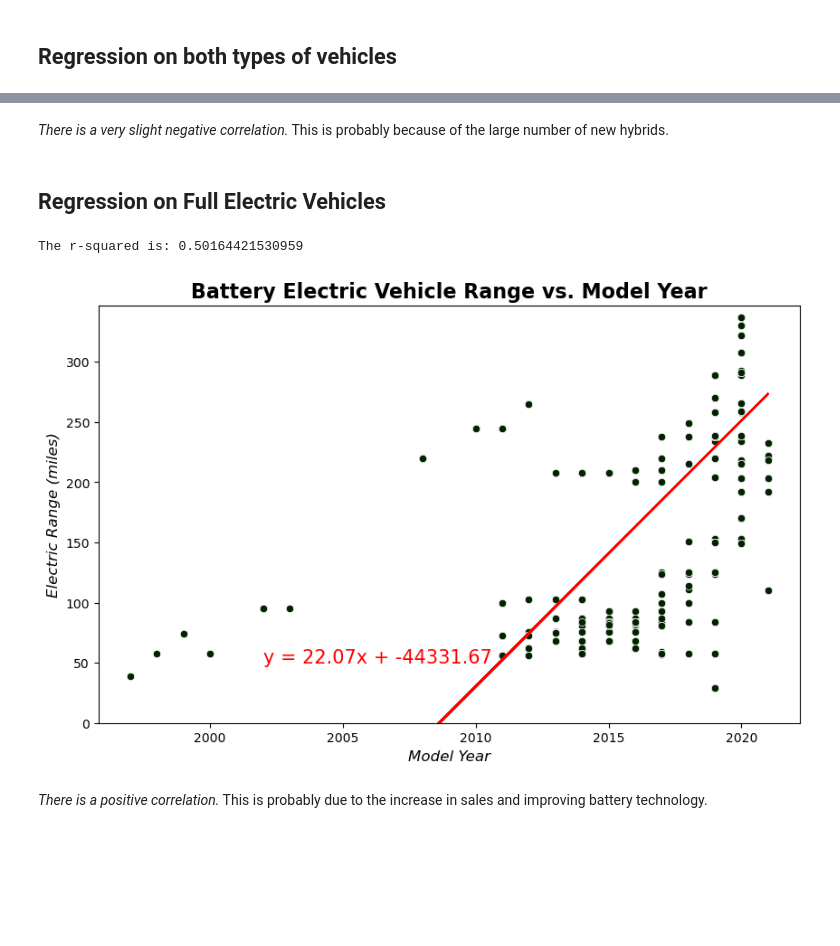
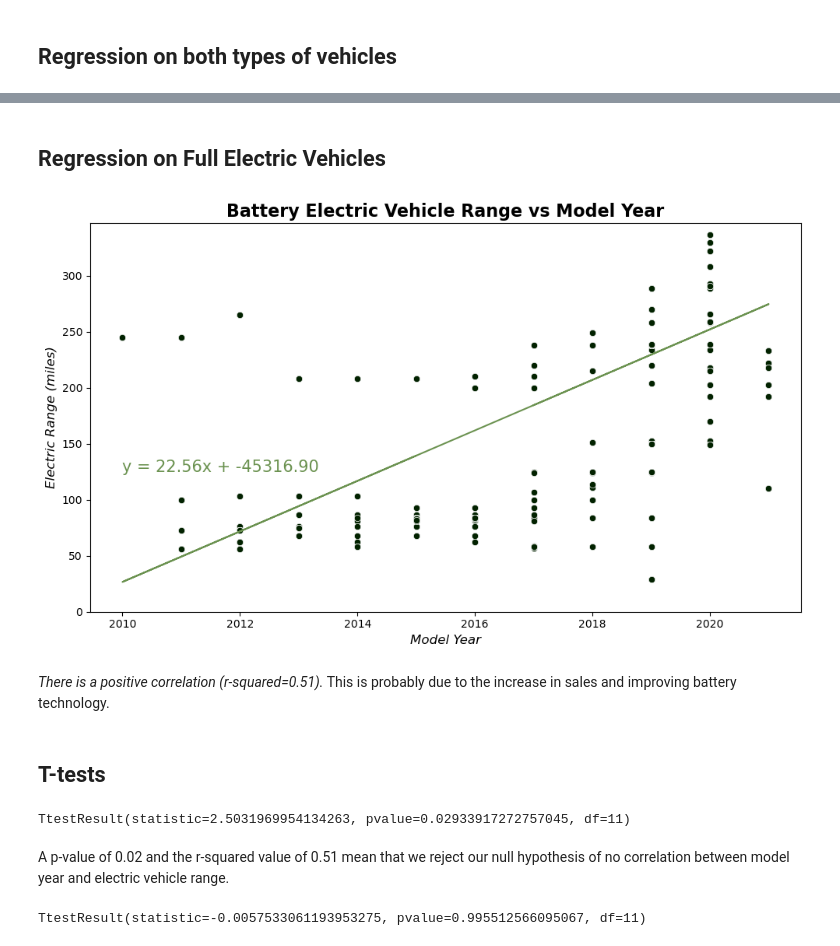
Before and after one commit to wrp94/project-1-group-02, a Jupyter notebook: regressions/linear_regression.ipynb, the cells around one changed output, grey strips where cells are left out. Cells and saved outputs as stored; diff of their text form; code cells hidden in the pictures; blank space fills up the shorter version.

```diff
--- a/regressions/linear_regression.ipynb
+++ b/regressions/linear_regression.ipynb
@@ -14,6 +15,6 @@ from scipy.stats import linregress
 # %%
 # read in data
-df = pd.read_csv("../data/cleaned_vehicle_data.csv").set_index("VIN (1-10)")
+df = pd.read_csv("../data/range_cleaned_vehicle_data.csv").set_index("VIN (1-10)")
 df.head()
 # %% [output]
 |  | County | City | State | Postal Code | Model Year | Make | Model | Electric Vehicle Type | ... |
@@ -85,33 +91,61 @@ The r-squared is: 0.0008103666038509397
-# %% [markdown]
-*There is a very slight negative correlation.* This is probably because of the large number of new hybrids.
+# %%
+# seperate full electric and hybrid and get only the vehicles since 2010 since there is little data before then
+full_electric_df = df.loc[df["Electric Vehicle Type"].str.contains("BEV") & (df["Model Year"] >= 2010)]
+hybrid_df = df.loc[df["Electric Vehicle Type"].str.contains("PHEV") & (df["Model Year"] >= 2010)]
 # %% [markdown]
 ## Regression on Full Electric Vehicles
 # %%
 # plot full electric vehicle range vs. model year with the regression line
 
+# set up variables for linear regression and plotting
 full_electric_model_year = full_electric_df["Model Year"]
 full_electric_range = full_electric_df["Electric Range"]
+title = "Battery Electric Vehicle Range vs Model Year"
+xlabel = "Model Year"
+ylabel = "Electric Range (miles)"
 
-(full_electric_slope, full_electric_intercept, full_electric_rvalue, pvalue, stderr) = linregress(full_electric_model_year, full_electric_range)
-full_electric_line_eq = f"y = {full_electric_slope:.2f}x + {full_electric_intercept:.2f}"
-full_electric_regress_values = full_electric_slope * full_electric_model_year + full_electric_intercept
+# plot
+full_electric_line_eq, full_electric_rvalue = linear_plot(full_electric_model_year, full_electric_range, xlabel, ylabel, title)
 
-plt.figure(figsize=(10, 6))
-
-sns.scatterplot(x=full_electric_model_year, y=full_electric_range, color="#022200")
-plt.plot(full_electric_model_year, full_electric_regress_values, "r-")
-
-plt.title("Battery Electric Vehicle Range vs. Model Year", fontsize=16, fontweight="bold")
-plt.ylabel("Electric Range (miles)", fontsize=12, fontstyle="italic")
-plt.xlabel("Model Year", fontsize=12, fontstyle="italic")
+# limit the y-axis to show the full range of electric cars
 plt.ylim(0, full_electric_range.max() + 10)
 
-plt.annotate(full_electric_line_eq, (2002, 50), fontsize=15, color="red")
+# add regression line equation
+plt.annotate(full_electric_line_eq, (2010, 125), fontsize=15, color="#6B9250")
 
-print(f"The r-squared is: {full_electric_rvalue**2}")
+# save/show plot
+plt.tight_layout()
+plt.savefig("images/full_electric_regression.png")
 plt.show()
 # %% [output]
-The r-squared is: 0.50164421530959
-[figure, old version]
+[figure, new version]
 # %% [markdown]
-*There is a positive correlation.* This is probably due to the increase in sales and improving battery technology.
+*There is a positive correlation (r-squared=0.51).* This is probably due to the increase in sales and improving battery technology.
+# %% [markdown]
+## T-tests
+# %%
+# Test for significance of full electric cars average range vs. model year
+
+# get average range by model year
+full_electric_mean_ranges = full_electric_df.groupby("Model Year")["Electric Range"].mean()
+# get overall average range
+overall_mean_range = df["Electric Range"].mean()
+
+# perform t-test
+ttest_1samp(full_electric_mean_ranges, overall_mean_range)
+# %% [output]
+TtestResult(statistic=2.5031969954134263, pvalue=0.02933917272757045, df=11)
+# %% [markdown]
+A p-value of 0.02 and the r-squared value of 0.51 mean that we reject our null hypothesis of no correlation between model year and electric vehicle range.
+# %%
+# Test for significance of full electric cars count vs. model year
+
+# get count by model year
+full_electric_yearly_counts = full_electric_df.groupby("Model Year")["Electric Range"].count()
+# get overall average count
+average_counts = df.groupby("Model Year")["Electric Range"].count().mean()
+
+# perform t-test
+ttest_1samp(full_electric_yearly_counts, average_counts)
+# %% [output]
+TtestResult(statistic=-0.0057533061193953275, pvalue=0.995512566095067, df=11)
```
Also changed, not shown: parts of 9 cells of this notebook, 19 other files.
